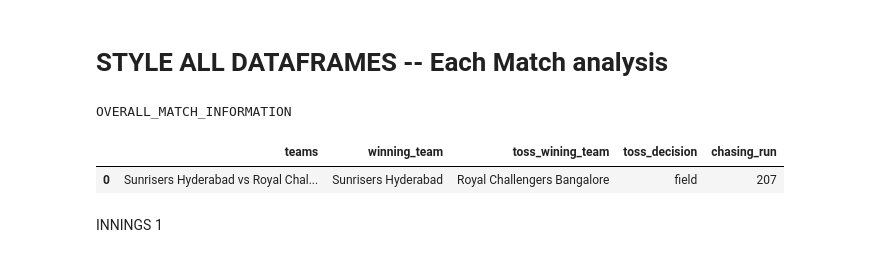
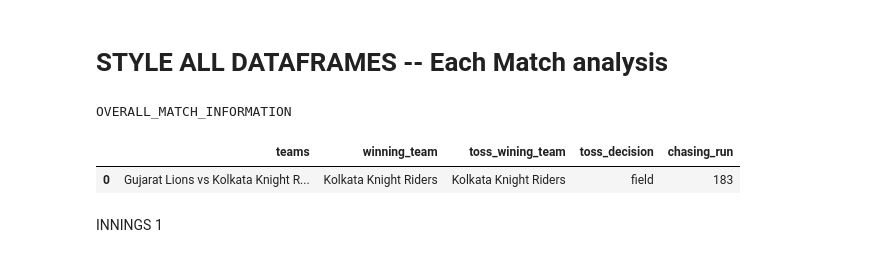
Before and after one commit to Aiant1/Data_Analysis_Projects, a Jupyter notebook: Indian_Premier_League_Data_analysis.ipynb, the cells around one changed output. Drawn from its saved outputs; the diff is of its cells as text; code cells hidden in the pictures.

```diff
--- a/Indian_Premier_League_Data_analysis.ipynb
+++ b/Indian_Premier_League_Data_analysis.ipynb
@@ -437,14 +435,14 @@ def individual_match_analysis(id):
 # %%
 #call the function
 #enter the match id you want to analyze
-match_information,batsman_indivisula_run_inng1,information_each_over_inn1,batsman_indivisula_run_inn2,information_each_over_inn2=individual_match_analysis(1)
+match_information,batsman_indivisula_run_inng1,information_each_over_inn1,batsman_indivisula_run_inn2,information_each_over_inn2=individual_match_analysis(3)
 # %%
 cm = sns.light_palette("blue", as_cmap=True)
-match_information.style.background_gradient(cmap=cm).set_caption("OVERALL_MATCH_INFORMATION").set_table_attributes("style='display:inline'")
+match_information.style.background_gradient(cmap=cm).set_caption("OVERALL_MATCH_INFORMATION")
 # %% [output]
 OVERALL_MATCH_INFORMATION
 |  | teams | winning_team | toss_wining_team | toss_decision | chasing_run |
-| 0 | Sunrisers Hyderabad vs Royal Chal... | Sunrisers Hyderabad | Royal Challengers Bangalore | field | 207 |
+| 0 | Gujarat Lions vs Kolkata Knight R... | Kolkata Knight Riders | Kolkata Knight Riders | field | 183 |
 # %% [markdown]
 INNINGS 1
 # %%
```
Also changed, not shown: parts of 6 cells of this notebook.
